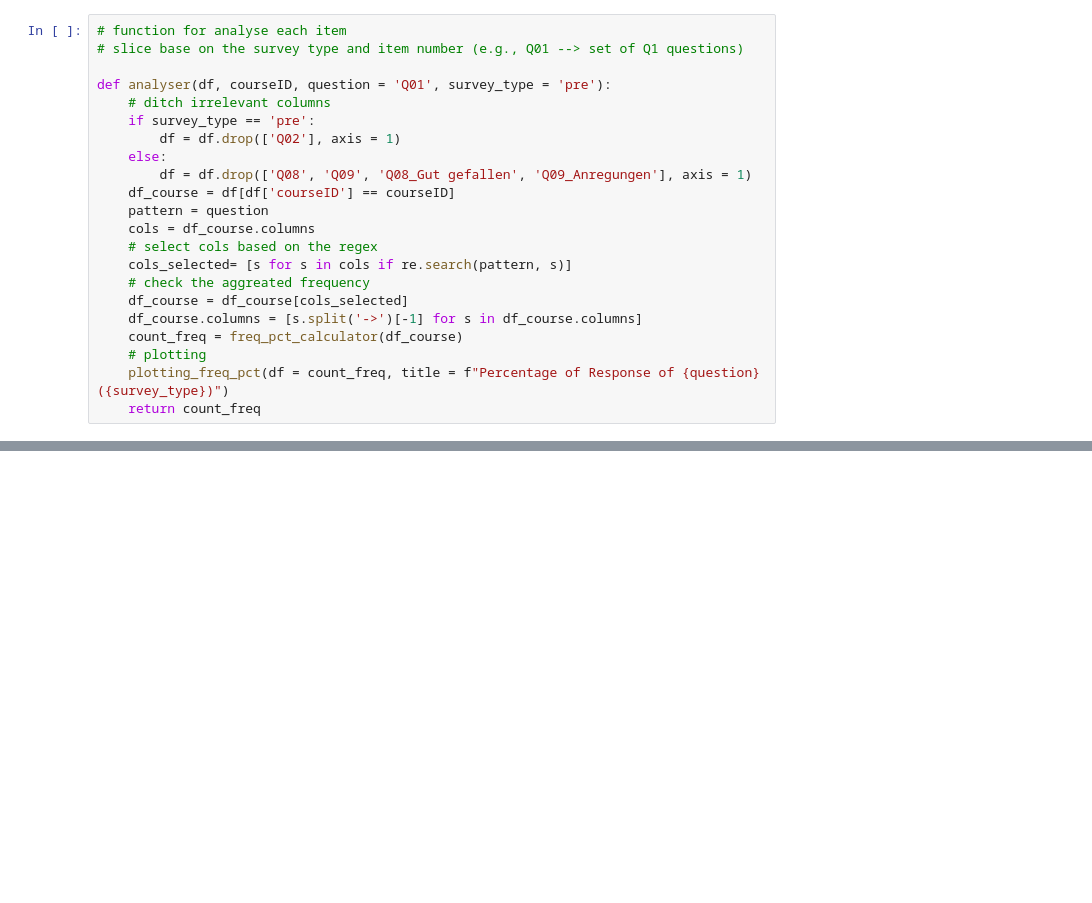
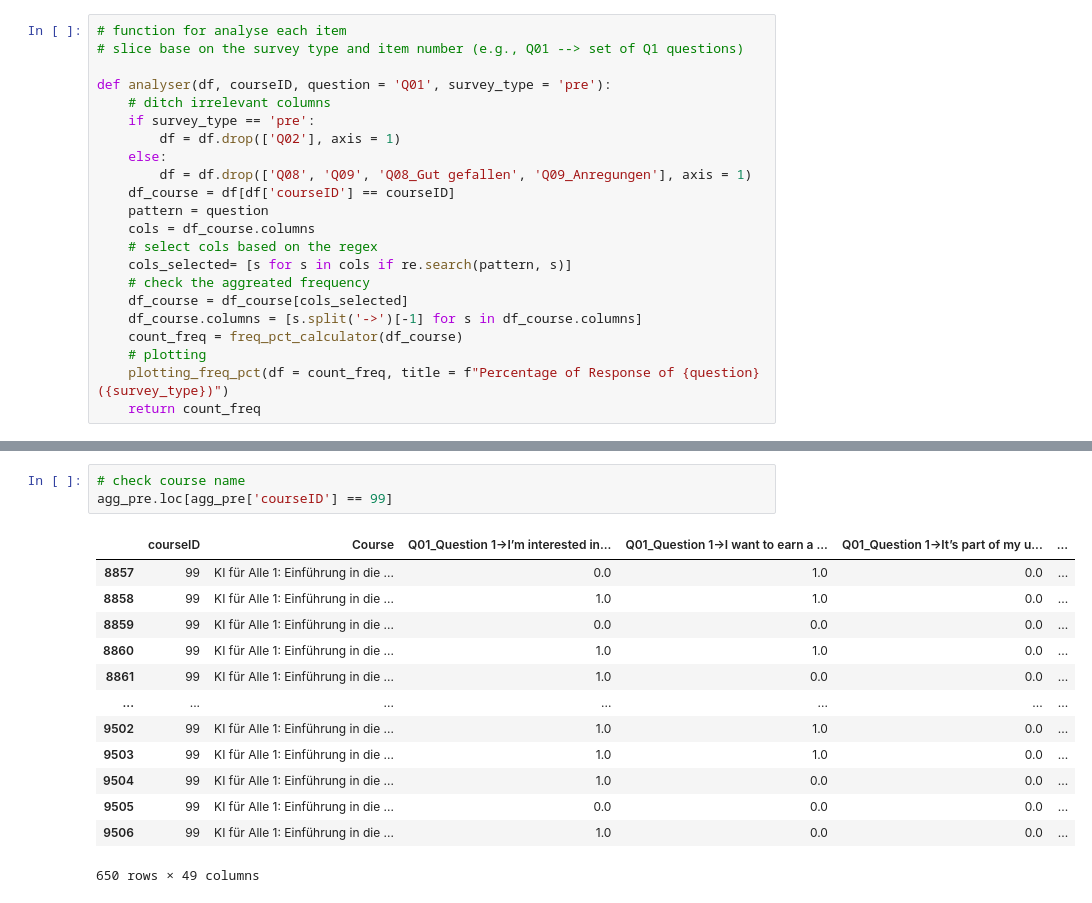
Before and after one commit to LenaAoyamaLawrence/Public-Projects, a Jupyter notebook: EDA/Moodle_Surveys.ipynb, the cells around one changed output, grey strips where cells are left out. Drawn from its saved outputs; the diff is of its cells as text; blank space fills up the shorter version.

```diff
--- a/EDA/Moodle_Surveys.ipynb
+++ b/EDA/Moodle_Surveys.ipynb
@@ -1728 +1847,18 @@ agg_pre.loc[agg_pre['courseID'] == 58]
+# %%
+# check course name
+agg_pre.loc[agg_pre['courseID'] == 99]
+# %% [output]
+|  | courseID | Course | Q01_Question 1->I’m interested in... | Q01_Question 1->I want to earn a ... | Q01_Question 1->It’s part of my u... | ... |
+| 8857 | 99 | KI für Alle 1: Einführung in die ... | 0.0 | 1.0 | 0.0 | ... |
+| 8858 | 99 | KI für Alle 1: Einführung in die ... | 1.0 | 1.0 | 0.0 | ... |
+| 8859 | 99 | KI für Alle 1: Einführung in die ... | 0.0 | 0.0 | 0.0 | ... |
+| 8860 | 99 | KI für Alle 1: Einführung in die ... | 1.0 | 1.0 | 0.0 | ... |
+| 8861 | 99 | KI für Alle 1: Einführung in die ... | 1.0 | 0.0 | 0.0 | ... |
+| ... | ... | ... | ... | ... | ... | ... |
+| 9502 | 99 | KI für Alle 1: Einführung in die ... | 1.0 | 1.0 | 0.0 | ... |
+| 9503 | 99 | KI für Alle 1: Einführung in die ... | 1.0 | 1.0 | 0.0 | ... |
+| 9504 | 99 | KI für Alle 1: Einführung in die ... | 1.0 | 0.0 | 0.0 | ... |
+| 9505 | 99 | KI für Alle 1: Einführung in die ... | 0.0 | 0.0 | 0.0 | ... |
+| 9506 | 99 | KI für Alle 1: Einführung in die ... | 1.0 | 0.0 | 0.0 | ... |
+650 rows × 49 columns
 # %%
```
Also changed, not shown: parts of 15 cells of this notebook.
